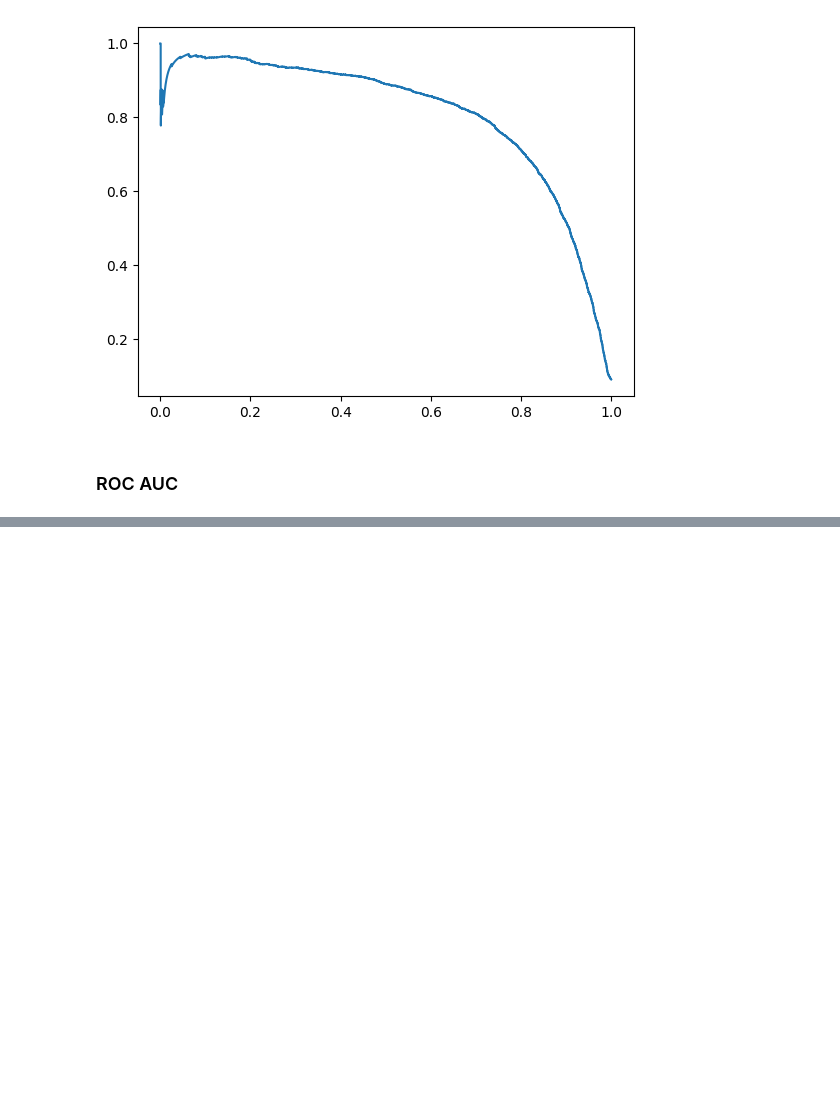
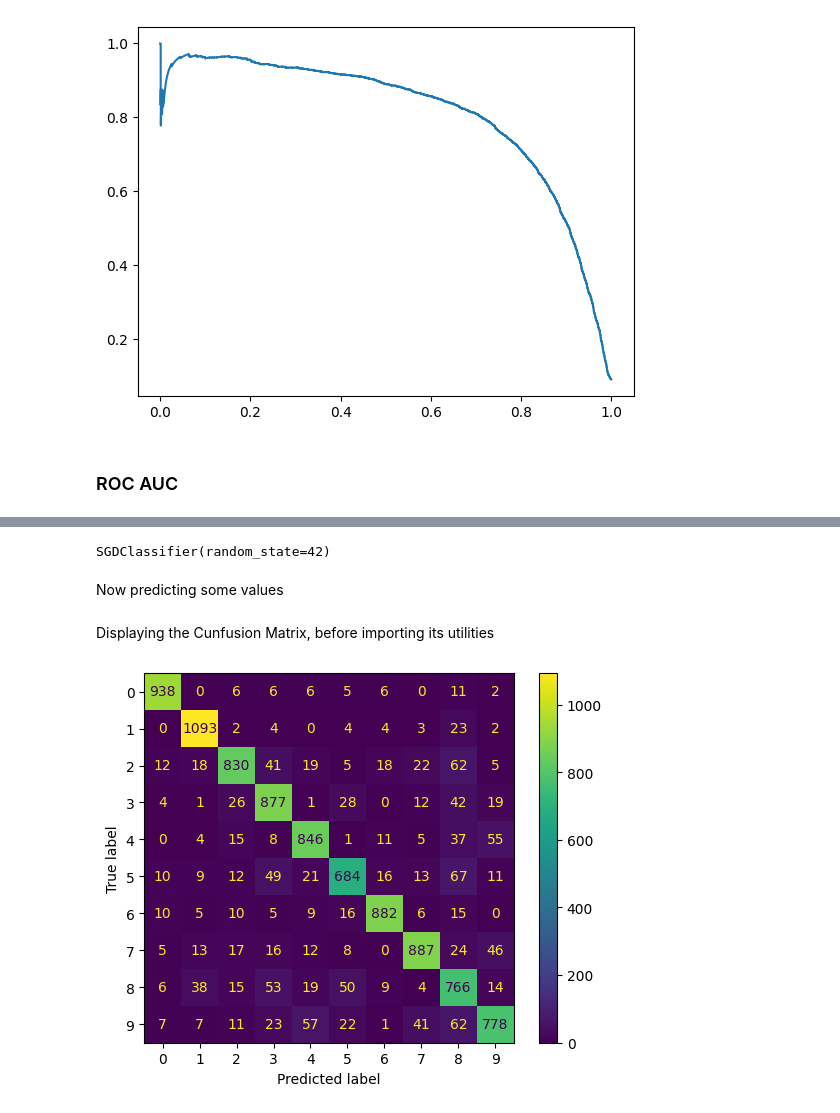
Before and after one commit to a4archit/Hands-on-Machine-Learning, a Jupyter notebook: 03_classification.ipynb, the cells around one changed output, grey strips where cells are left out. Saved outputs shown, nothing was run; the diff lists cells and outputs as text; code cells hidden in the pictures; blank space fills up the shorter version.

```diff
--- a/03_classification.ipynb
+++ b/03_classification.ipynb
@@ -115,0 +120,17 @@ roc_auc_score(y_train_5, y_scores)
+# %%
+sgd_clf = SGDClassifier(random_state=42)
+sgd_clf.fit(X_train, y_train)
+# %% [output]
+SGDClassifier(random_state=42)
+# %% [markdown]
+Now predicting some values
+# %%
+y_train_pred = cross_val_predict(sgd_clf, X_test, y_test, cv=3)
+# %% [markdown]
+Displaying the Cunfusion Matrix, before importing its utilities
+# %%
+from sklearn.metrics import ConfusionMatrixDisplay
+ConfusionMatrixDisplay.from_predictions(y_test, y_train_pred)
+plt.show()
+# %% [output]
+[figure, added]
```
Also changed, not shown: parts of 9 cells of this notebook, 1 other file.
